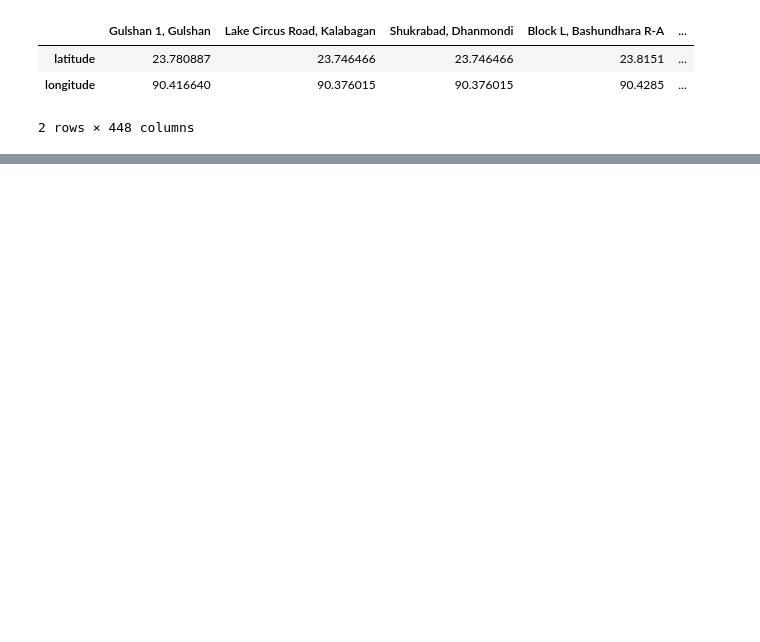
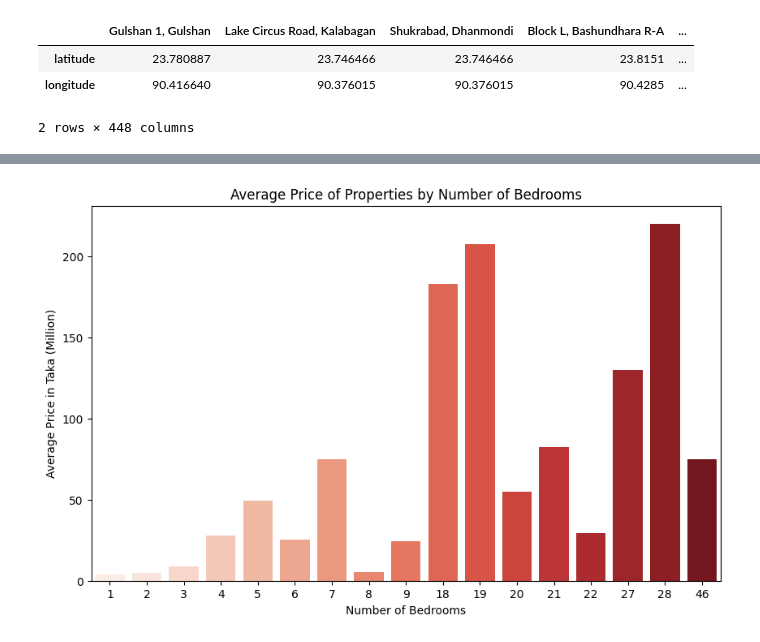
Before and after one commit to ishuu19/My_Practice, a Jupyter notebook: dhaka-bangladesh-rent-analysis.ipynb, the cells around one changed output, grey strips where cells are left out. Cells and saved outputs as stored; diff of their text form; code cells hidden in the pictures; blank space fills up the shorter version.

```diff
--- a/dhaka-bangladesh-rent-analysis.ipynb
+++ b/dhaka-bangladesh-rent-analysis.ipynb
@@ -373,3 +407,7 @@ result.sort_values(by='Avg Unit Price', ascending=False).head(5)
+# %%
+# Round the 'Bedrooms' values to the nearest integer
+data['Bedrooms'] = data['Bedrooms'].round().astype(int)
+data['Bathrooms'] = data['Bathrooms'].round().astype(int)
 # %%
 location_data = pd.read_json('/kaggle/input/locations-dhaka-rent4/locations.json')
 # %%
@@ -420,0 +469,12 @@ fig.show()
+# %%
+avg_price_by_bedrooms = data.groupby('Bedrooms')['Price_in_taka(M)'].mean().reset_index()
+
+plt.figure(figsize=(10, 6))
+sns.barplot(x='Bedrooms', y='Price_in_taka(M)', data=avg_price_by_bedrooms, palette='Reds')
+plt.title('Average Price of Properties by Number of Bedrooms')
+plt.xlabel('Number of Bedrooms')
+plt.ylabel('Average Price in Taka (Million)')
+
+plt.show()
+# %% [output]
+[figure, added]
```
Also changed, not shown: parts of 4 cells of this notebook.
